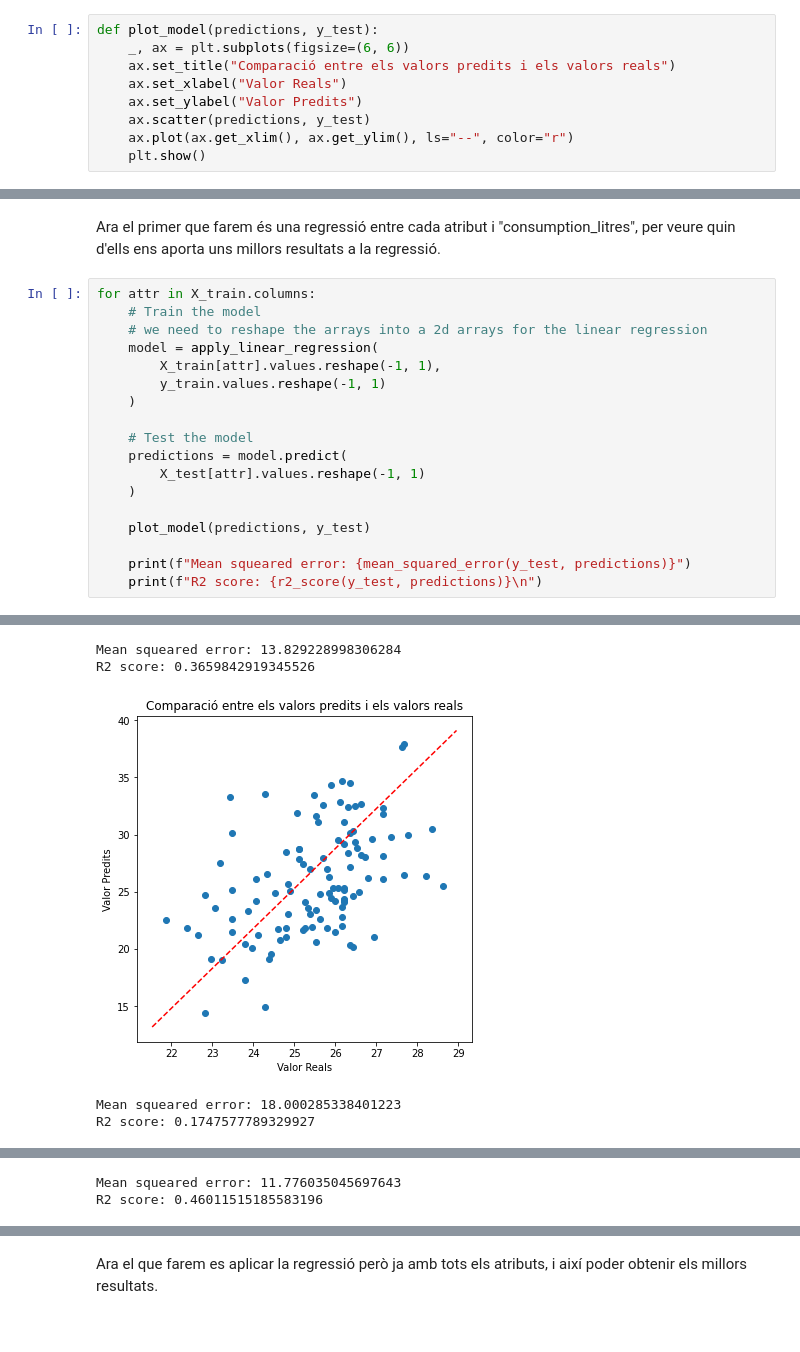
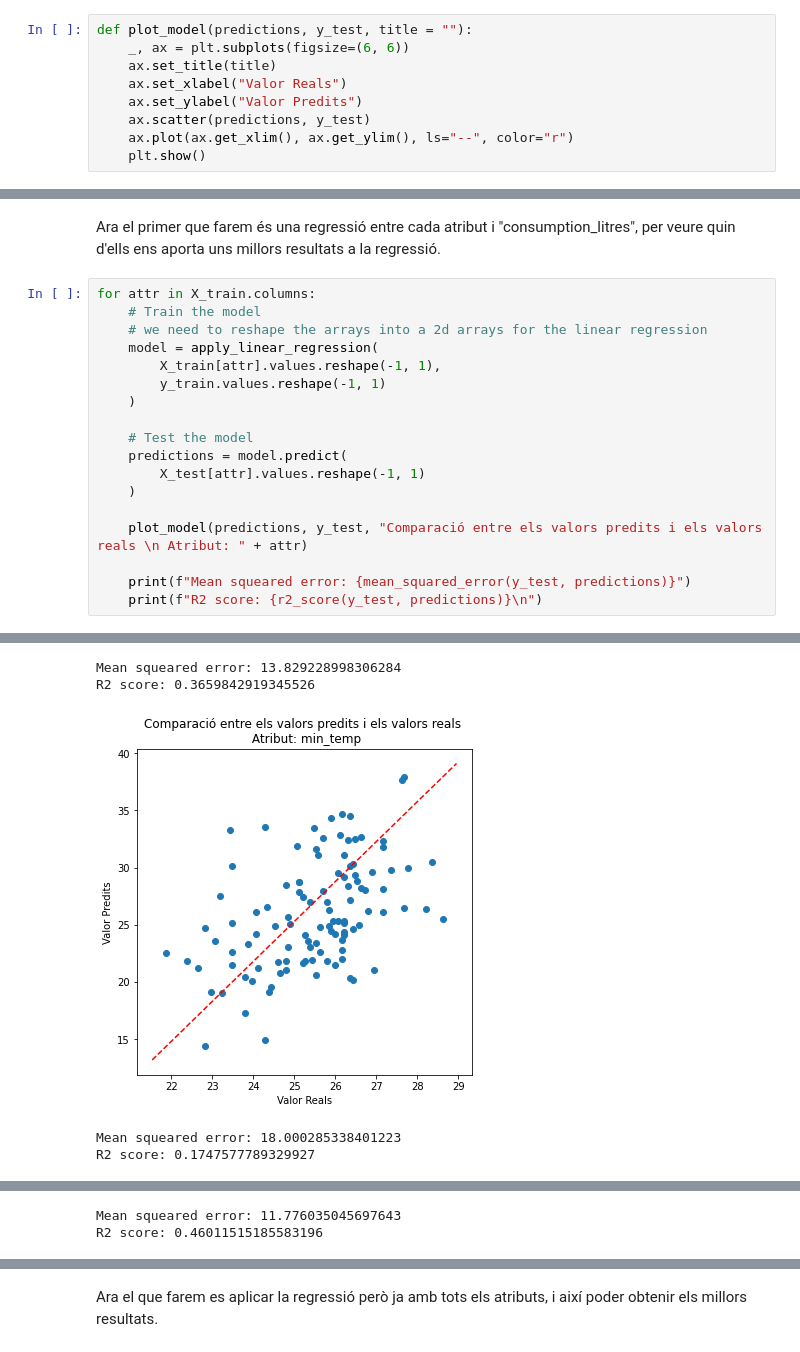
Before and after one commit to josepmdc/ApC-PLAB1, a Jupyter notebook: PLAB1.ipynb, the cells around one changed output, grey strips where cells are left out. Drawn from its saved outputs; the diff is of its cells as text.

```diff
--- a/PLAB1.ipynb
+++ b/PLAB1.ipynb
@@ -193,9 +194,9 @@ def apply_linear_regression(X, y):
 # %% [markdown]
 Definirem també una funció que ens permetrà fer un scatter plot del model un cop entrenat.
 # %%
-def plot_model(predictions, y_test):
+def plot_model(predictions, y_test, title = ""):
     _, ax = plt.subplots(figsize=(6, 6))
-    ax.set_title("Comparació entre els valors predits i els valors reals")
+    ax.set_title(title)
     ax.set_xlabel("Valor Reals")
     ax.set_ylabel("Valor Predits")
     ax.scatter(predictions, y_test)
@@ -231,7 +232,7 @@ for attr in X_train.columns:
         X_test[attr].values.reshape(-1, 1)
     )
 
-    plot_model(predictions, y_test)
+    plot_model(predictions, y_test, "Comparació entre els valors predits i els valors reals \n Atribut: " + attr)
 
     print(f"Mean squeared error: {mean_squared_error(y_test, predictions)}")
     print(f"R2 score: {r2_score(y_test, predictions)}\n")
@@ -240,5 +241,5 @@ for attr in X_train.columns:
 Mean squeared error: 13.829228998306284
 R2 score: 0.3659842919345526
-[figure, old version]
+[figure, new version]
 Mean squeared error: 18.000285338401223
 R2 score: 0.1747577789329927
```
Also changed, not shown: parts of 17 cells of this notebook.
